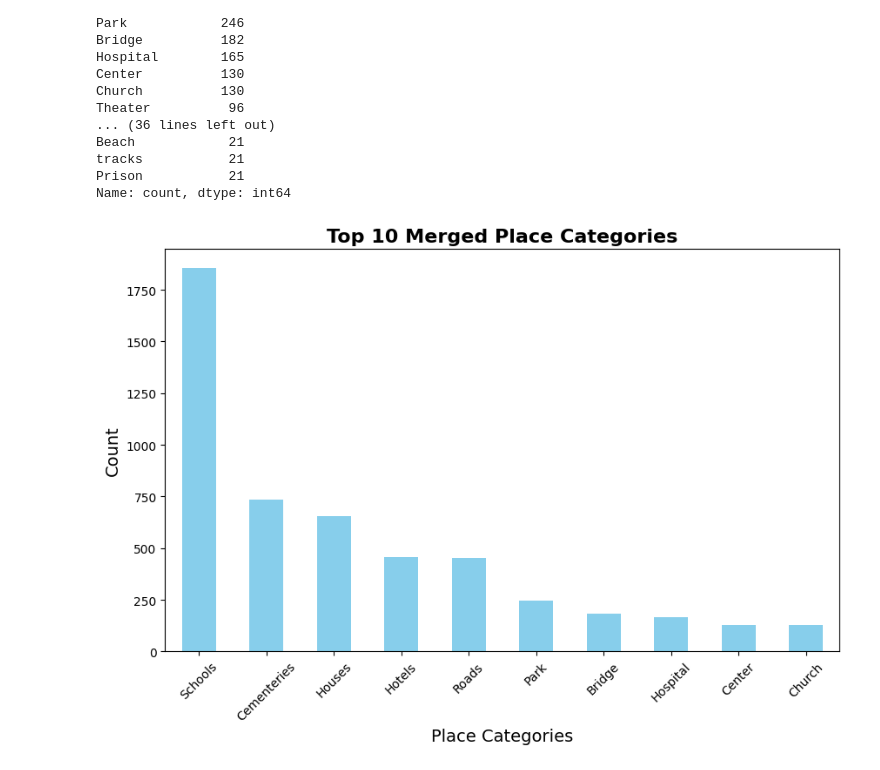
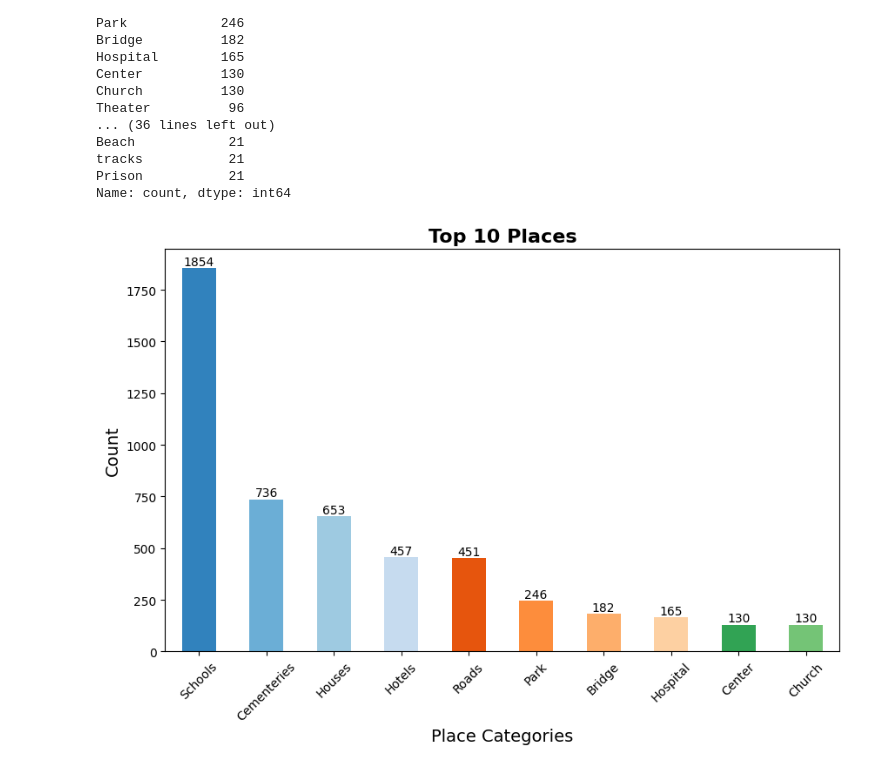
Before and after one commit to rohanhpatel/nw-project-3, a Jupyter notebook: database/data_joel.ipynb, the cells around one changed output. Saved outputs shown, nothing was run; the diff lists cells and outputs as text; code cells hidden in the pictures.

```diff
--- a/database/data_joel.ipynb
+++ b/database/data_joel.ipynb
@@ -62,14 +61,15 @@ haunted_main.head(5)
 | 3 | 65275829fa10580601927e57 | Adrian | United States | In the 1970's, one room, room 211... | Siena Heights University | Michigan | MI | -84.017565 | 41.905712 | ... |
 | 4 | 65275829fa10580601927e58 | Albion | United States | Kappa Delta Sorority - The Kappa ... | Albion College | Michigan | MI | -84.745177 | 42.244006 | ... |
 # %%
-haunted_cities = haunted_main['city'].value_counts().head(10) #Only 10 the most 'haunted' cities
-plt.bar(haunted_cities.index, haunted_cities.values, color = 'lightblue')
+ #10  most 'haunted' cities
+haunted_cities = haunted_main['city'].value_counts().head(10)
+plt.bar(haunted_cities.index, haunted_cities.values, color=sns.color_palette('tab20c'))
 plt.xlabel('City')
 plt.ylabel('Count')
 plt.title('Count of cases per city')
 plt.xticks(rotation=45)
 
-for i, count in enumerate(types2.values):
+for i, count in enumerate(haunted_cities.values):
     plt.text(i, count +1, str(count), ha='center', va='bottom')
 plt.show()
 # %% [output]
@@ -102,8 +102,3 @@ haunted_main.head ()
 | 2 | 65275829fa10580601927e56 | Adrian | United States | If you take Gorman Rd. west towar... | Ghost Trestle | Michigan | MI | -84.035656 | 41.904538 | ... |
 | 3 | 65275829fa10580601927e57 | Adrian | United States | In the 1970's, one room, room 211... | Siena Heights University | Michigan | MI | -84.017565 | 41.905712 | ... |
 | 4 | 65275829fa10580601927e58 | Albion | United States | Kappa Delta Sorority - The Kappa ... | Albion College | Michigan | MI | -84.745177 | 42.244006 | ... |
-# %%
-haunted_main['place']=haunted_main['location'].str.split().str[-1]
-haunted_main['place'] = haunted_main['place'].apply(lambda word: re.sub(r'[^a-zA-Z]', '', word) if pd.notnull(word) else '') #Removing non-letter characters from the last position using regular expression
-haunted_main['place'] = haunted_main['place'].str.replace('inn', 'hotel')
-haunted_main.head()
@@ -216,11 +196,16 @@ Prison           21
 Name: count, dtype: int64
 # %%
 top_10_places = place_counts_2.head(10)
-top_10_places.plot(kind='bar', figsize=(10, 6), color='skyblue')
-plt.title('Top 10 Merged Place Categories', fontsize=16, weight='bold')
+
+top_10_places.plot(kind='bar', figsize=(10, 6), color=sns.color_palette('tab20c'))
+plt.title('Top 10 Places', fontsize=16, weight='bold')
 plt.xlabel('Place Categories', fontsize=14)
 plt.ylabel('Count', fontsize=14)
-plt.xticks(rotation=45)  # Rotate x-axis labels for better visibility
+plt.xticks(rotation=45)
+#plt.show()
+
+for i, count in enumerate(top_10_places.values):
+    plt.text(i, count +1, str(count), ha='center', va='bottom')
 plt.show()
 # %% [output]
-[figure, old version]
+[figure, new version]
```
Also changed, not shown: parts of 22 cells of this notebook.
